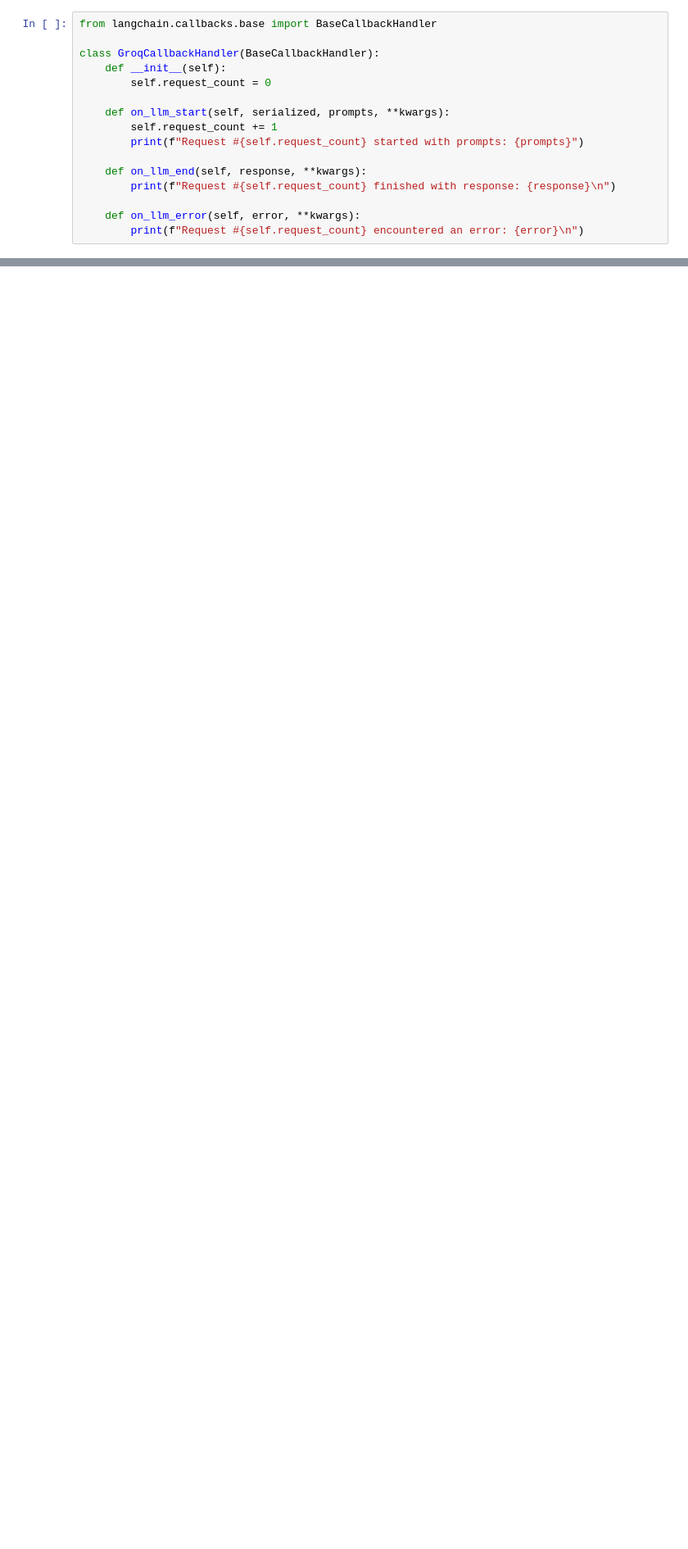
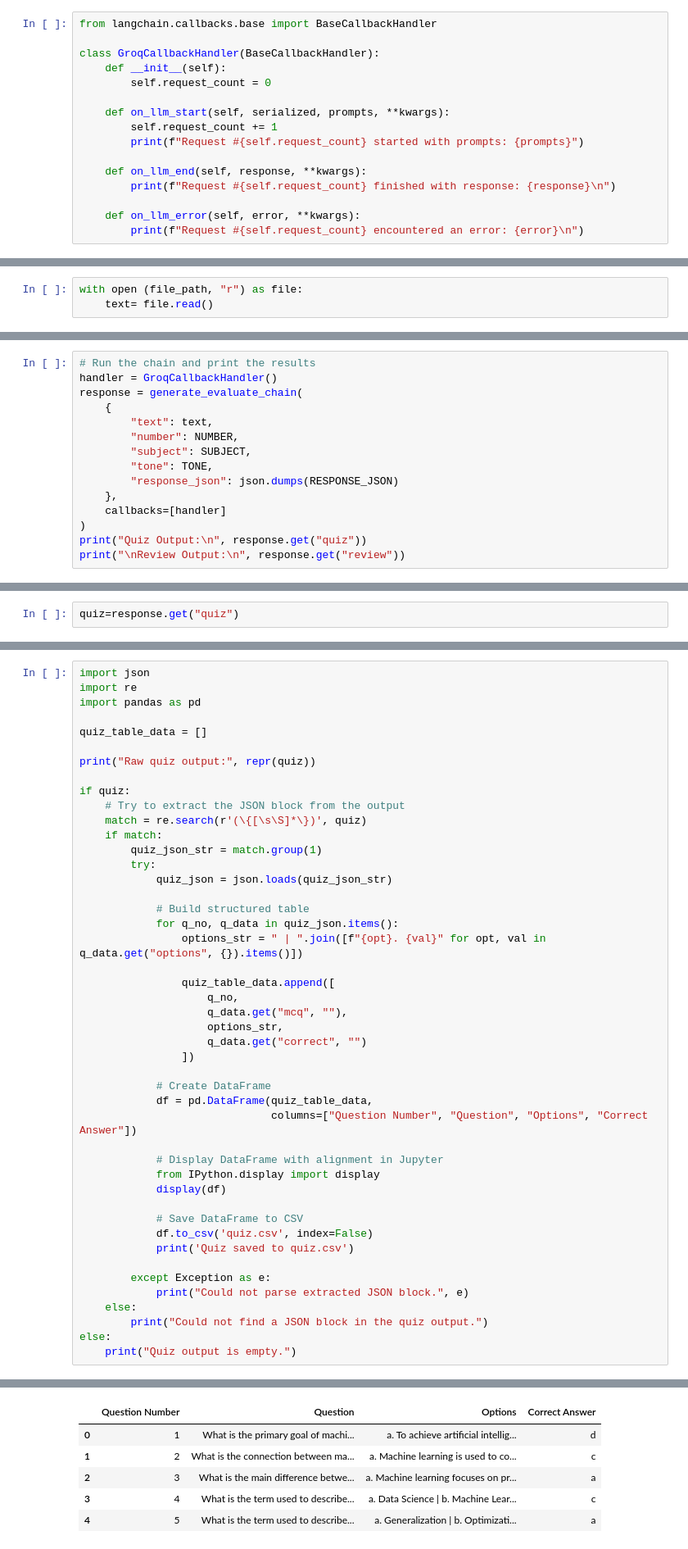
Before and after one commit to Sanjith1001/mcqgenerator, a Jupyter notebook: experiment/mcqgen.ipynb, the cells around one changed output, grey strips where cells are left out. Shown at 82% size. Saved outputs shown, nothing was run; the diff lists cells and outputs as text; blank space fills up the shorter version.

```diff
--- a/experiment/mcqgen.ipynb
+++ b/experiment/mcqgen.ipynb
@@ -47,0 +141,3 @@ ImportError: cannot import name 'GroqCallbackHandler' from 'langchain.callbacks'
+# %%
+with open (file_path, "r") as file:
+    text= file.read()
@@ -47,0 +172,15 @@ ImportError: cannot import name 'GroqCallbackHandler' from 'langchain.callbacks'
+# %%
+# Run the chain and print the results
+handler = GroqCallbackHandler()
+response = generate_evaluate_chain(
+    {
+        "text": text,
+        "number": NUMBER,
+        "subject": SUBJECT,
+        "tone": TONE,
+        "response_json": json.dumps(RESPONSE_JSON)
+    },
+    callbacks=[handler]
+)
+print("Quiz Output:\n", response.get("quiz"))
+print("\nReview Output:\n", response.get("review"))
@@ -47,0 +205,2 @@ ImportError: cannot import name 'GroqCallbackHandler' from 'langchain.callbacks'
+# %%
+quiz=response.get("quiz")
@@ -47,0 +252,47 @@ ImportError: cannot import name 'GroqCallbackHandler' from 'langchain.callbacks'
+# %%
+import json
+import re
+import pandas as pd
+
+quiz_table_data = []
+
+print("Raw quiz output:", repr(quiz))
+
+if quiz:
+    # Try to extract the JSON block from the output
+    match = re.search(r'(\{[\s\S]*\})', quiz)
+    if match:
+        quiz_json_str = match.group(1)
+        try:
+            quiz_json = json.loads(quiz_json_str)
+
+            # Build structured table
+            for q_no, q_data in quiz_json.items():
+                options_str = " | ".join([f"{opt}. {val}" for opt, val in q_data.get("options", {}).items()])
+
+                quiz_table_data.append([
+                    q_no,
+                    q_data.get("mcq", ""),
+                    options_str,
+                    q_data.get("correct", "")
+                ])
+
+            # Create DataFrame
+            df = pd.DataFrame(quiz_table_data,
+                              columns=["Question Number", "Question", "Options", "Correct Answer"])
+
+            # Display DataFrame with alignment in Jupyter
+            from IPython.display import display
+            display(df)
+
+            # Save DataFrame to CSV
+            df.to_csv('quiz.csv', index=False)
+            print('Quiz saved to quiz.csv')
+
+        except Exception as e:
+            print("Could not parse extracted JSON block.", e)
+    else:
+        print("Could not find a JSON block in the quiz output.")
+else:
+    print("Quiz output is empty.")
+# %% [output]
@@ -47,0 +300,6 @@ ImportError: cannot import name 'GroqCallbackHandler' from 'langchain.callbacks'
+|  | Question Number | Question | Options | Correct Answer |
+| 0 | 1 | What is the primary goal of machi... | a. To achieve artificial intellig... | d |
+| 1 | 2 | What is the connection between ma... | a. Machine learning is used to co... | c |
+| 2 | 3 | What is the main difference betwe... | a. Machine learning focuses on pr... | a |
+| 3 | 4 | What is the term used to describe... | a. Data Science | b. Machine Lear... | c |
+| 4 | 5 | What is the term used to describe... | a. Generalization | b. Optimizati... | a |
```
Also changed, not shown: parts of 21 cells of this notebook, 2 other files.
